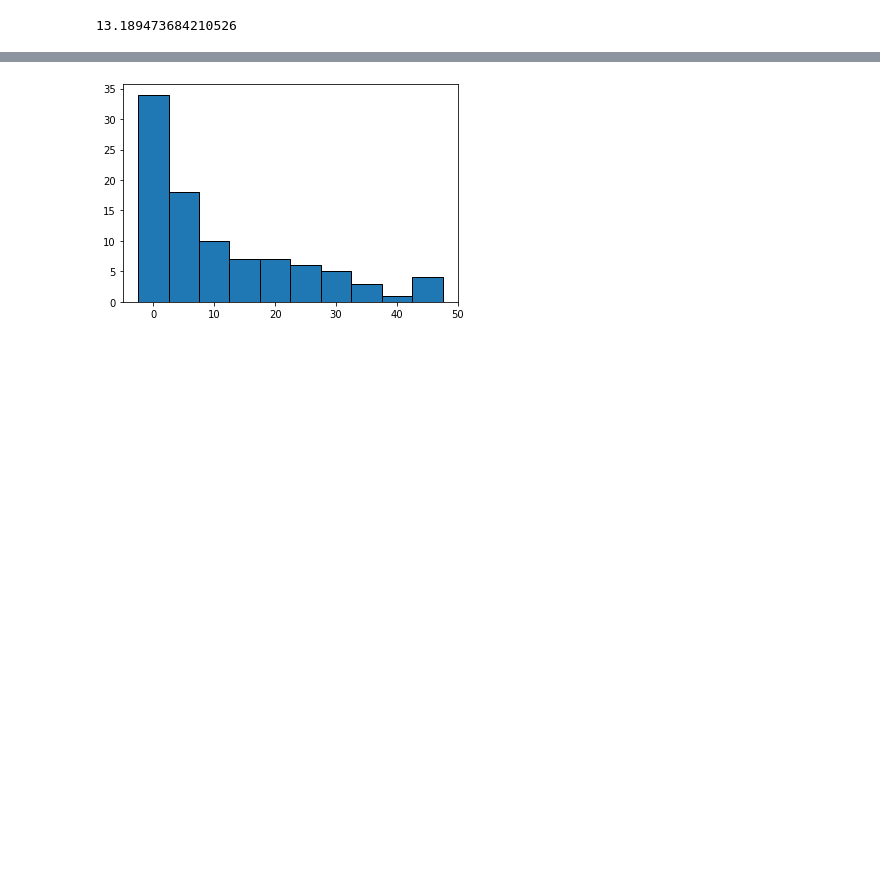
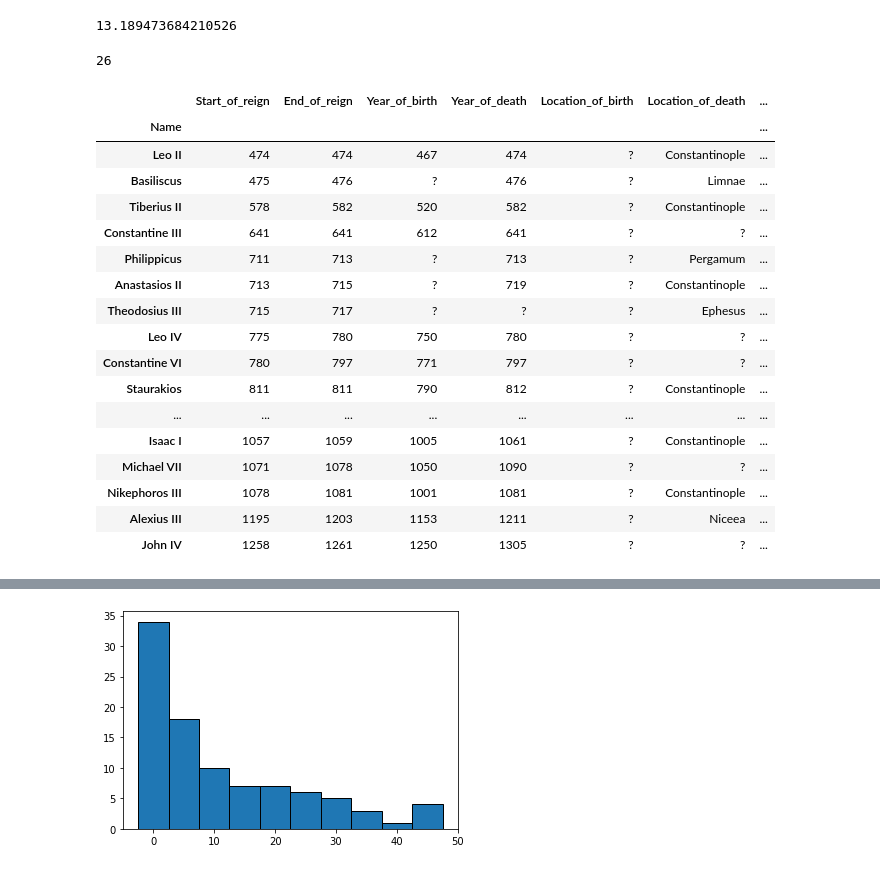
Before and after one commit to BurtonBarnes/byzantine, a Jupyter notebook: exploration.ipynb, the cells around one changed output, grey strips where cells are left out. Cells and saved outputs as stored; diff of their text form; code cells hidden in the pictures; blank space fills up the shorter version.

```diff
--- a/exploration.ipynb
+++ b/exploration.ipynb
@@ -80,3 +81,30 @@ len(df)
 df['Length_of_reign'].sum() / len(df)
 # %% [output]
 13.189473684210526
+# %%
+# 25 unique places of birth discounting ?
+len(df['Location_of_birth'].unique())
+# %% [output]
+26
+# %%
+# list of all emperors that have a unknown birth location
+df[df['Location_of_birth'] == '?']
+# %% [output]
+|  | Start_of_reign | End_of_reign | Year_of_birth | Year_of_death | Location_of_birth | Location_of_death | ... |
+| Name |  |  |  |  |  |  | ... |
+| Leo II | 474 | 474 | 467 | 474 | ? | Constantinople | ... |
+| Basiliscus | 475 | 476 | ? | 476 | ? | Limnae | ... |
+| Tiberius II | 578 | 582 | 520 | 582 | ? | Constantinople | ... |
+| Constantine III | 641 | 641 | 612 | 641 | ? | ? | ... |
+| Philippicus | 711 | 713 | ? | 713 | ? | Pergamum | ... |
+| Anastasios II | 713 | 715 | ? | 719 | ? | Constantinople | ... |
+| Theodosius III | 715 | 717 | ? | ? | ? | Ephesus | ... |
+| Leo IV | 775 | 780 | 750 | 780 | ? | ? | ... |
+| Constantine VI | 780 | 797 | 771 | 797 | ? | ? | ... |
+| Staurakios | 811 | 811 | 790 | 812 | ? | Constantinople | ... |
+| ... | ... | ... | ... | ... | ... | ... | ... |
+| Isaac I | 1057 | 1059 | 1005 | 1061 | ? | Constantinople | ... |
+| Michael VII | 1071 | 1078 | 1050 | 1090 | ? | ? | ... |
+| Nikephoros III | 1078 | 1081 | 1001 | 1081 | ? | Constantinople | ... |
+| Alexius III | 1195 | 1203 | 1153 | 1211 | ? | Niceea | ... |
+| John IV | 1258 | 1261 | 1250 | 1305 | ? | ? | ... |
```
Also changed, not shown: parts of 9 cells of this notebook.
